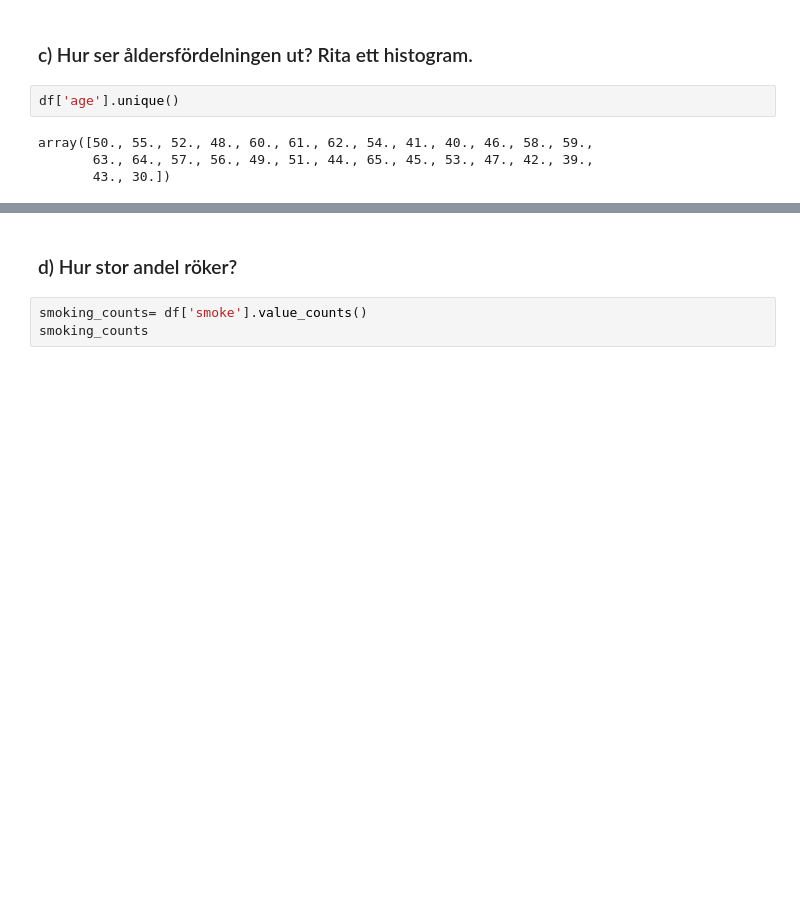
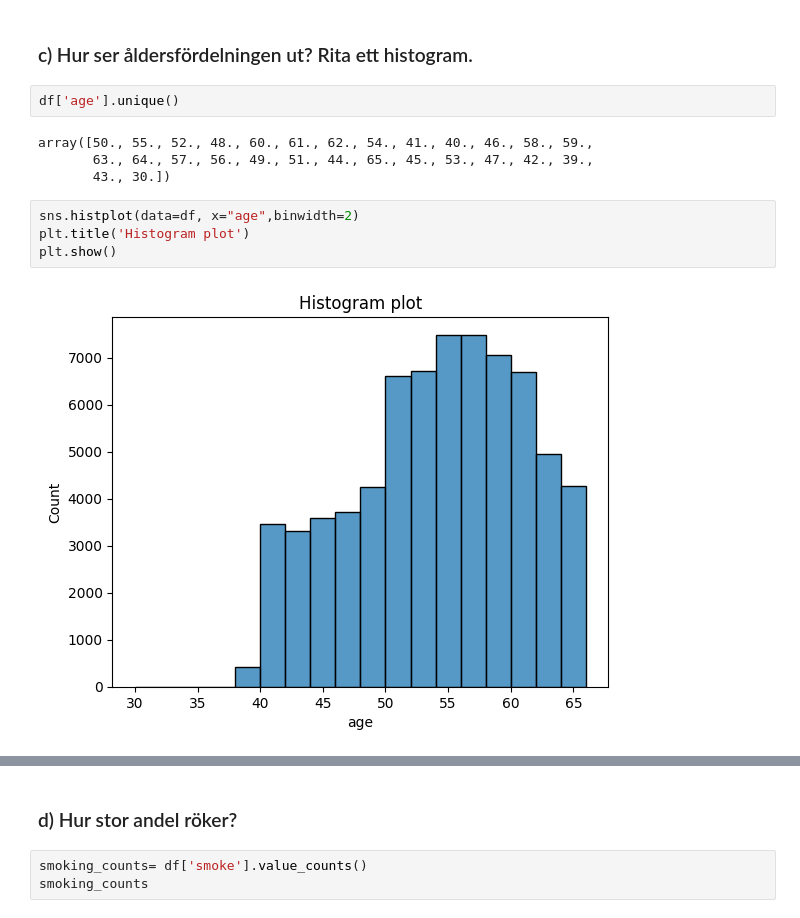
Before and after one commit to VineelaNedunuri/Disease--Prediction-Machine-Learning, a Jupyter notebook: EDA_Disease_prediction.ipynb, the cells around one changed output, grey strips where cells are left out. Drawn from its saved outputs; the diff is of its cells as text; blank space fills up the shorter version.

```diff
--- a/EDA_Disease_prediction.ipynb
+++ b/EDA_Disease_prediction.ipynb
@@ -173,4 +212,10 @@ df['age'].unique()
 array([50., 55., 52., 48., 60., 61., 62., 54., 41., 40., 46., 58., 59.,
        63., 64., 57., 56., 49., 51., 44., 65., 45., 53., 47., 42., 39.,
        43., 30.])
+# %%
+sns.histplot(data=df, x="age",binwidth=2)
+plt.title('Histogram plot')
+plt.show()
+# %% [output]
+[figure, added]
 # %%
```
Also changed, not shown: parts of 20 cells of this notebook.
